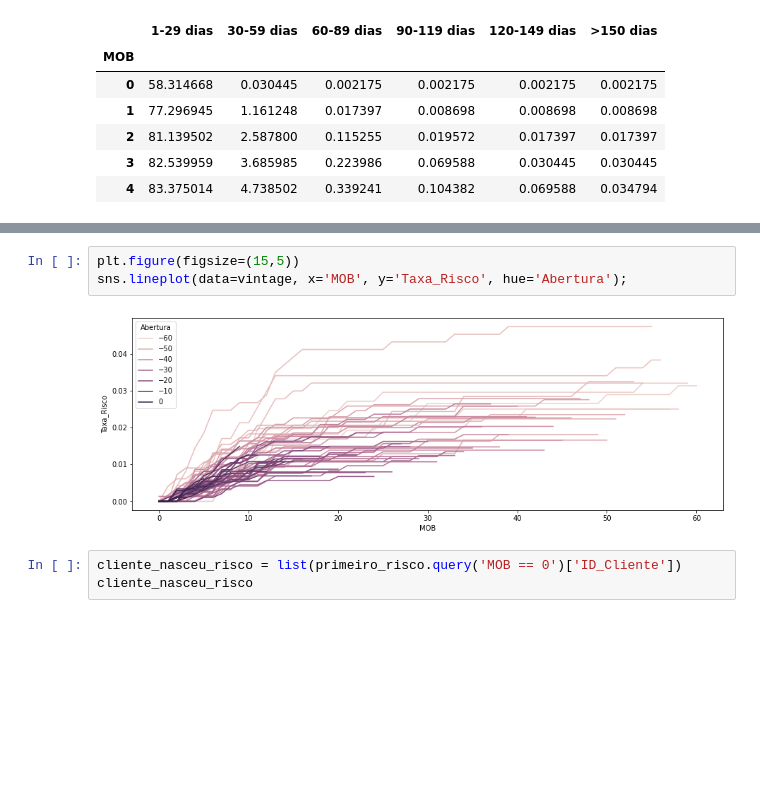
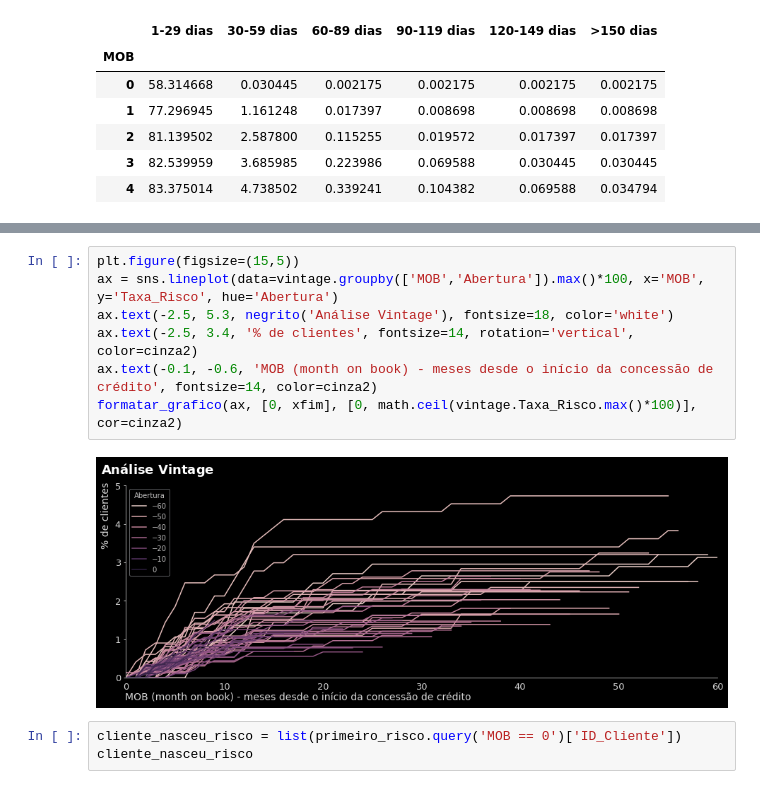
Before and after one commit to ViniciusCastillo/Aprendendo, a Jupyter notebook: Analise_Base_Aprovados.ipynb, the cells around one changed output, grey strips where cells are left out. Cells and saved outputs as stored; diff of their text form; blank space fills up the shorter version.

```diff
--- a/Analise_Base_Aprovados.ipynb
+++ b/Analise_Base_Aprovados.ipynb
@@ -258,8 +254,12 @@ vintage.Taxa_Risco.max()
-# %%
-plt.figure(figsize=(15,5))
-sns.lineplot(data=vintage, x='MOB', y='Taxa_Risco', hue='Abertura');
-# %% [output]
-[figure, removed]
+# %%
+plt.figure(figsize=(15,5))
+ax = sns.lineplot(data=vintage.groupby(['MOB','Abertura']).max()*100, x='MOB', y='Taxa_Risco', hue='Abertura')
+ax.text(-2.5, 5.3, negrito('Análise Vintage'), fontsize=18, color='white')
+ax.text(-2.5, 3.4, '% de clientes', fontsize=14, rotation='vertical', color=cinza2)
+ax.text(-0.1, -0.6, 'MOB (month on book) - meses desde o início da concessão de crédito', fontsize=14, color=cinza2)
+formatar_grafico(ax, [0, xfim], [0, math.ceil(vintage.Taxa_Risco.max()*100)], cor=cinza2)
+# %% [output]
+[figure, added]
 # %%
 cliente_nasceu_risco = list(primeiro_risco.query('MOB == 0')['ID_Cliente'])
 cliente_nasceu_risco
```
Also changed, not shown: parts of 13 cells of this notebook.
